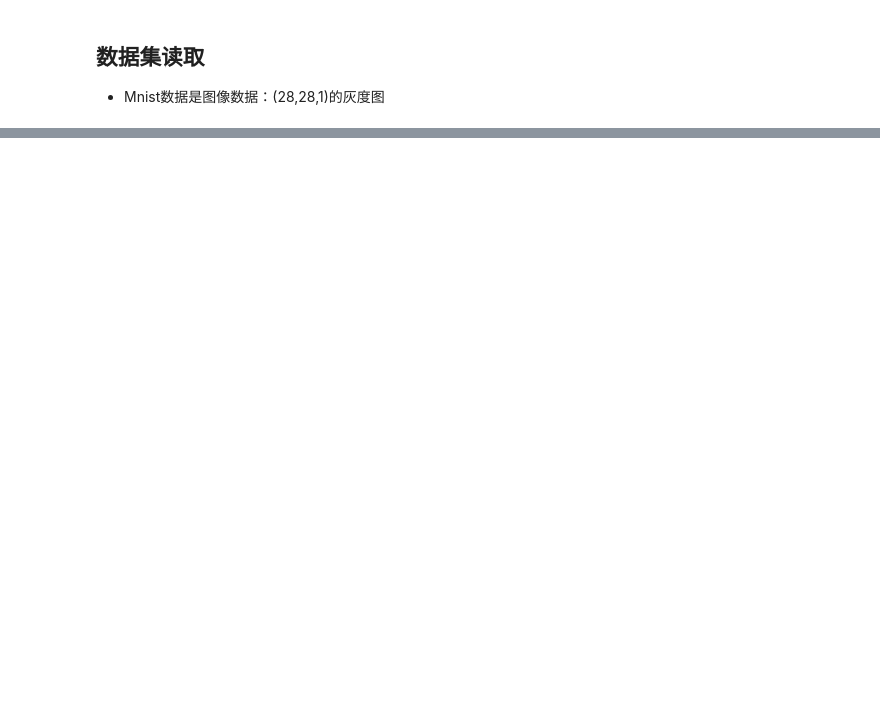
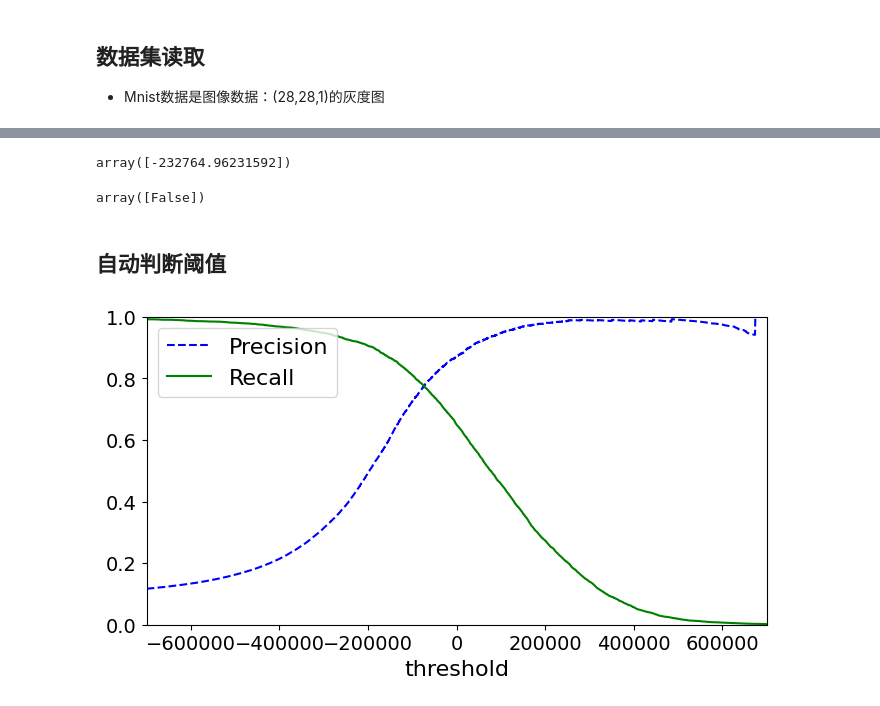
Before and after one commit to Undefined6608/PythonStudy, a Jupyter notebook: src/2.模型评估方法.ipynb, the cells around one changed output, grey strips where cells are left out. Cells and saved outputs as stored; diff of their text form; code cells hidden in the pictures; blank space fills up the shorter version.

```diff
--- a/src/2.模型评估方法.ipynb
+++ b/src/2.模型评估方法.ipynb
@@ -21,0 +48,3 @@ InvalidURL: URL can't contain control characters. '/api/v1/json/data/list/data_n
+# %%
+y_train_5 = (y_train == 5)
+y_test_5 = (y_test == 5)
@@ -21,0 +56,4 @@ InvalidURL: URL can't contain control characters. '/api/v1/json/data/list/data_n
+# %%
+from sklearn.linear_model import SGDClassifier
+sgd_clf = SGDClassifier(max_iter=5,random_state=42)
+sgd_clf.fit(X_train,y_train_5)
@@ -21,0 +138,45 @@ InvalidURL: URL can't contain control characters. '/api/v1/json/data/list/data_n
+# %%
+## 阈值对结果的影响
+y_scores = sgd_clf.decision_function([X.values[35000]])
+y_scores
+# %% [output]
+array([-232764.96231592])
+# %%
+t = 0
+y_pred = (y_scores > t)
+y_pred
+# %% [output]
+array([False])
+# %% [markdown]
+## 自动判断阈值
+# %%
+y_scores = cross_val_predict(sgd_clf, X_train, y_train_5, cv=3,method="decision_function")
+# %%
+from sklearn.metrics import precision_recall_curve
+precisions, recalls, thresholds = precision_recall_curve(y_train_5, y_scores)
+# %%
+def plot_precision_recall_vs_threshold(precisions, recalls, thresholds):
+    plt.plot(
+        thresholds,
+        precisions[:-1],
+        "b--",
+        label="Precision"
+    )
+
+    plt.plot(
+        thresholds,
+        recalls[:-1],
+        "g-",
+        label="Recall"
+    )
+
+    plt.xlabel("threshold", fontsize=16)
+    plt.legend(loc="upper left", fontsize=16)
+    plt.ylim([0,1])
+
+plt.figure(figsize=(8,4))
+plot_precision_recall_vs_threshold(precisions, recalls,thresholds)
+plt.xlim([-700000, 700000])
+plt.show()
+# %% [output]
+[figure, added]
```
Also changed, not shown: parts of 26 cells of this notebook, 4 other files.
